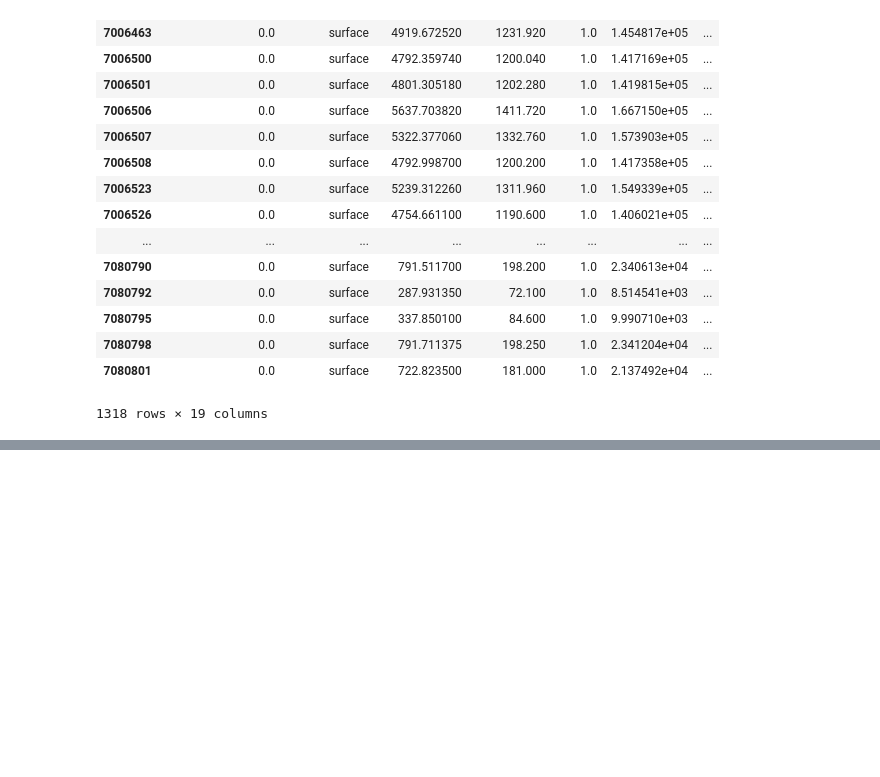
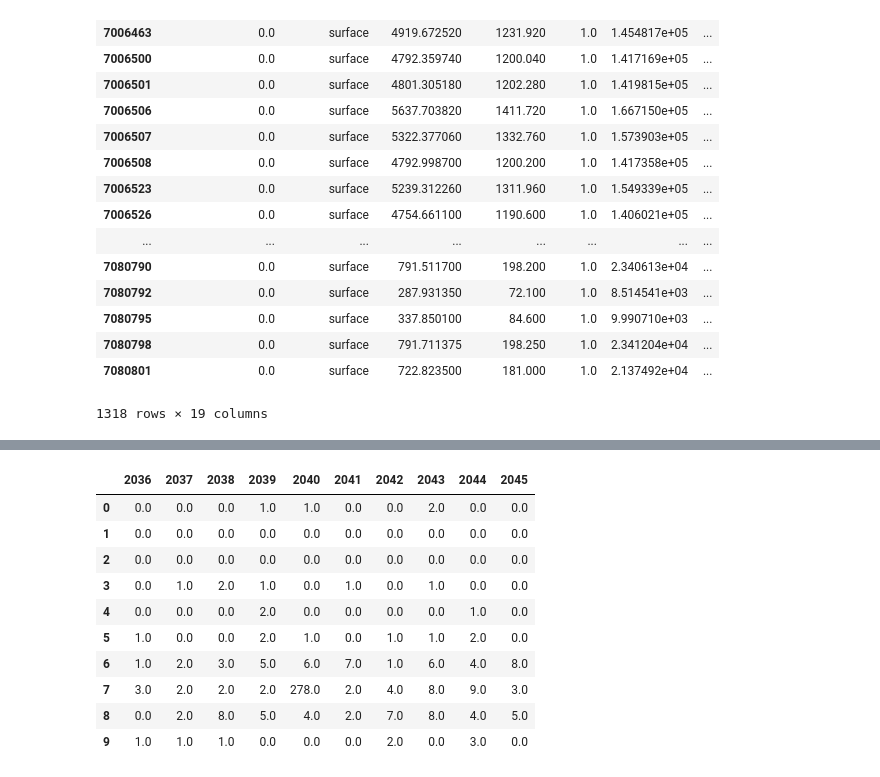
Before and after one commit to pksohn/semcog_urbansim, a Jupyter notebook: notebooks/ps_late_year_supply_run29.ipynb, the cells around one changed output, grey strips where cells are left out. Drawn from its saved outputs; the diff is of its cells as text; code cells hidden in the pictures; blank space fills up the shorter version.

```diff
--- a/notebooks/ps_late_year_supply_run29.ipynb
+++ b/notebooks/ps_late_year_supply_run29.ipynb
@@ -135,0 +198,16 @@ df
+# %%
+df = pd.read_csv('run29_allbuildings_by_resdeciles_lid93.csv', index_col=0)
+# %%
+df[[y for y in df.columns if int(y) > 2035]]
+# %% [output]
+|  | 2036 | 2037 | 2038 | 2039 | 2040 | 2041 | 2042 | 2043 | 2044 | 2045 |
+| 0 | 0.0 | 0.0 | 0.0 | 1.0 | 1.0 | 0.0 | 0.0 | 2.0 | 0.0 | 0.0 |
+| 1 | 0.0 | 0.0 | 0.0 | 0.0 | 0.0 | 0.0 | 0.0 | 0.0 | 0.0 | 0.0 |
+| 2 | 0.0 | 0.0 | 0.0 | 0.0 | 0.0 | 0.0 | 0.0 | 0.0 | 0.0 | 0.0 |
+| 3 | 0.0 | 1.0 | 2.0 | 1.0 | 0.0 | 1.0 | 0.0 | 1.0 | 0.0 | 0.0 |
+| 4 | 0.0 | 0.0 | 0.0 | 2.0 | 0.0 | 0.0 | 0.0 | 0.0 | 1.0 | 0.0 |
+| 5 | 1.0 | 0.0 | 0.0 | 2.0 | 1.0 | 0.0 | 1.0 | 1.0 | 2.0 | 0.0 |
+| 6 | 1.0 | 2.0 | 3.0 | 5.0 | 6.0 | 7.0 | 1.0 | 6.0 | 4.0 | 8.0 |
+| 7 | 3.0 | 2.0 | 2.0 | 2.0 | 278.0 | 2.0 | 4.0 | 8.0 | 9.0 | 3.0 |
+| 8 | 0.0 | 2.0 | 8.0 | 5.0 | 4.0 | 2.0 | 7.0 | 8.0 | 4.0 | 5.0 |
+| 9 | 1.0 | 1.0 | 1.0 | 0.0 | 0.0 | 0.0 | 2.0 | 0.0 | 3.0 | 0.0 |
```
Also changed, not shown: parts of 10 cells of this notebook, 3 other files.
